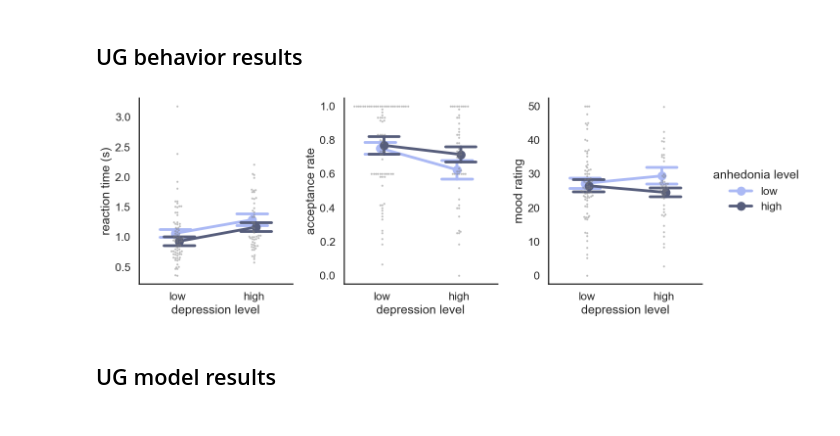
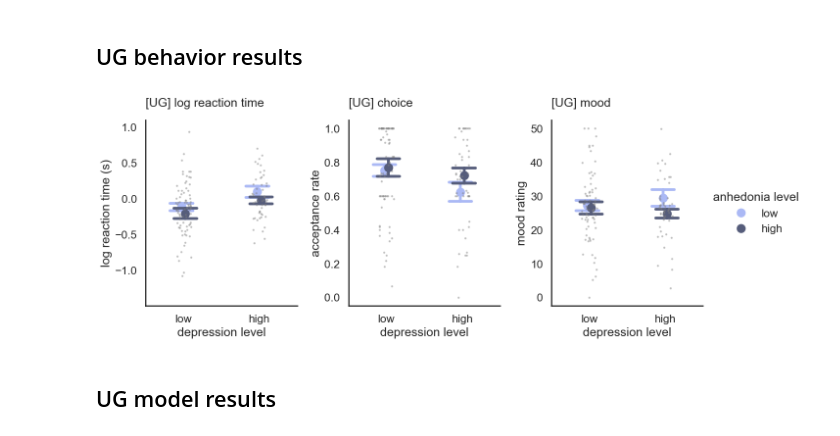
Before and after one commit to fuqixiu/leap-online-study, a Jupyter notebook: analysis/main_fig T3.ipynb, the cells around one changed output. Cells and saved outputs as stored; diff of their text form; code cells hidden in the pictures.

Commit message:
cogsci talk figure update

```diff
--- a/analysis/main_fig T3.ipynb
+++ b/analysis/main_fig T3.ipynb
@@ -71,10 +67,10 @@ def ug_2x2_plot(df, y_var_label_dict, palette):
 
     # Plot each panel
     for i, (y_var, y_label) in enumerate(y_var_label_dict.items()):
-        sns.swarmplot(data=df, x='depression_level', y=y_var, color='grey', alpha=0.5, size=3, ax=ax[i])
+        sns.stripplot(data=df, x='depression_level', y=y_var, color='grey', jitter=True, alpha=0.5, size=3, ax=ax[i])
         sns.pointplot(data=df, x='depression_level', y=y_var, hue='anhedonia_level',
-            ax=ax[i], errorbar=('se', 1),
-            palette=palette, capsize=.4, dodge=True, legend=False if i < 2 else True)  # Legend only on the last plot
+            ax=ax[i], errorbar=('se', 1), linestyles="none",
+            palette=palette, capsize=.3, dodge=True, legend=False if i < 2 else True)  # Legend only on the last plot
         ax[i].set_ylabel(y_label)
         ax[i].set_xlabel('depression level')
         # add panel label
@@ -237,38 +233,31 @@ sm_palette = {
 ## UG behavior results
 # %%
 ug_beh = format(ug_beh, 'ug')
-ug_sub = ug_beh.groupby(['participant', 'depression_level','anhedonia_level']).mean().reset_index()[['participant','depression_level','anhedonia_level','choice_rt', 'choice_acc', 'rating']].dropna()
+ug_sub = ug_beh.groupby(['participant', 'depression_level','anhedonia_level']).mean().reset_index()[['participant','depression_level','anhedonia_level','choice_rt', 'log_rt', 'choice_acc', 'rating']].dropna()
 
 y_var_label_dict = {
-    'choice_rt': 'reaction time (s)',
+    'log_rt': 'log reaction time (s)',
     'choice_acc': 'acceptance rate',
     'rating': 'mood rating'
 }
-# %%
-fig, ax = ug_2x2_plot(ug_sub, y_var_label_dict, ug_palette)
-
-# Add a floating significance line to a specific subplot (e.g., subplot 0)
-# ax[0].plot([0.1, 0.9], [0.98, 0.98], transform=ax[0].transAxes, color='black', linestyle='-', linewidth=2)
-# # Add '*' to indicate significance at the top center above the line
-# ax[0].text(0.5, 0.95, '*', transform=ax[0].transAxes, color='black', fontsize=25, verticalalignment='bottom', horizontalalignment='center', fontweight='bold')
-
-# # Add a floating significance line to a specific subplot (e.g., subplot 0)
-# ax[1].plot([0.1, 0.9], [0.98, 0.98], transform=ax[1].transAxes, color='black', linestyle='-', linewidth=2)
-# # Add '*' to indicate significance at the top center above the line
-# ax[1].text(0.5, 0.95, '*', transform=ax[1].transAxes, color='black', fontsize=25, verticalalignment='bottom', horizontalalignment='center', fontweight='bold')
-
-# # Add a floating significance line to a specific subplot (e.g., subplot 0)
-# ax[2].plot([0.1, 0.9], [0.98, 0.98], transform=ax[2].transAxes, color='black', linestyle='-', linewidth=2)
-# # Add '*' to indicate significance at the top center above the line
-# ax[2].text(0.5, 0.95, '*', transform=ax[2].transAxes, color='black', fontsize=25, verticalalignment='bottom', horizontalalignment='center', fontweight='bold')
-
-# save figure
-plt.savefig('./figure/fig2_2.pdf', dpi=300)
-
-# Show the updated plot
-plt.show()
-# %% [output]
-[figure, removed]
+# %%
+fig, ax = ug_2x2_plot(ug_sub, y_var_label_dict, ug_palette)
+
+# add title
+ax[0].set_title('[UG] log reaction time', loc='left', pad=20)
+ax[0].set_ylim(-1.5, 1.1)
+ax[0].set_yticks([-1.0, -0.5, 0, 0.5, 1])
+
+ax[1].set_title('[UG] choice', loc='left', pad=20)
+ax[2].set_title('[UG] mood', loc='left', pad=20)
+
+# save figure
+# plt.savefig('./figure/fig2_2.pdf', dpi=300)
+
+# Show the updated plot
+plt.show()
+# %% [output]
+[figure, added]
 # %% [markdown]
 ## UG model results
 # %%
```
Also changed, not shown: parts of 6 cells of this notebook, 1 other file.
